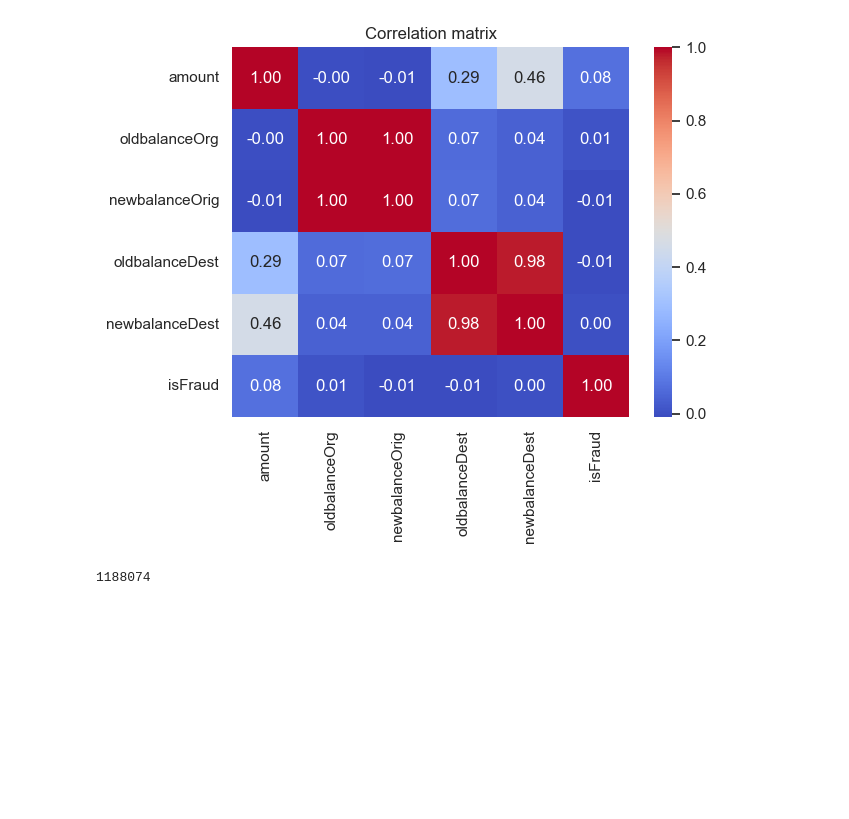
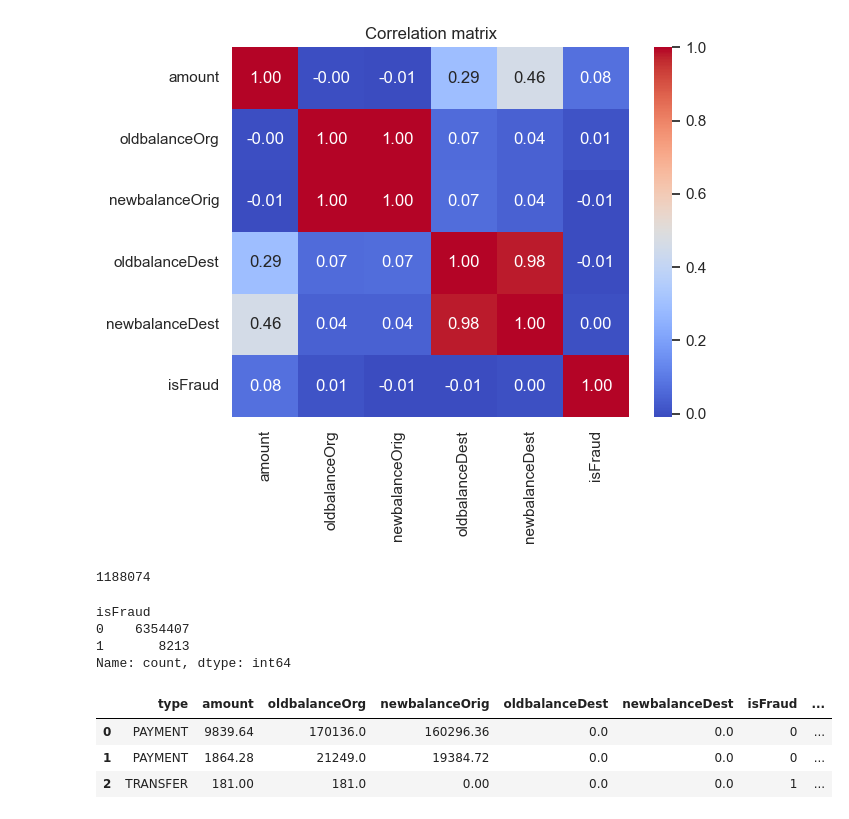
Before and after one commit to KeyaRaniMondal/Learning-AI-ML-AI-Agents, a Jupyter notebook: ML Projects/fraudDetectionUsingML.ipynb, the cells around one changed output. Saved outputs shown, nothing was run; the diff lists cells and outputs as text; code cells hidden in the pictures; blank space fills up the shorter version.

```diff
--- a/ML Projects/fraudDetectionUsingML.ipynb
+++ b/ML Projects/fraudDetectionUsingML.ipynb
@@ -310,3 +310,10 @@ zero_after_transfer=dataset[
 len(zero_after_transfer)
 # %% [output]
 1188074
+# %%
+dataset["isFraud"].value_counts()
+# %% [output]
+isFraud
+0    6354407
+1       8213
+Name: count, dtype: int64
@@ -312,0 +328,9 @@ len(zero_after_transfer)
+# %%
+dataset_model=dataset.drop(["nameOrig","nameDest","isFlaggedFraud"],axis=1)
+# %%
+dataset_model.head(3)
+# %% [output]
+|  | type | amount | oldbalanceOrg | newbalanceOrig | oldbalanceDest | newbalanceDest | isFraud | ... |
+| 0 | PAYMENT | 9839.64 | 170136.0 | 160296.36 | 0.0 | 0.0 | 0 | ... |
+| 1 | PAYMENT | 1864.28 | 21249.0 | 19384.72 | 0.0 | 0.0 | 0 | ... |
+| 2 | TRANSFER | 181.00 | 181.0 | 0.00 | 0.0 | 0.0 | 1 | ... |
```
Also changed, not shown: parts of 11 cells of this notebook.
